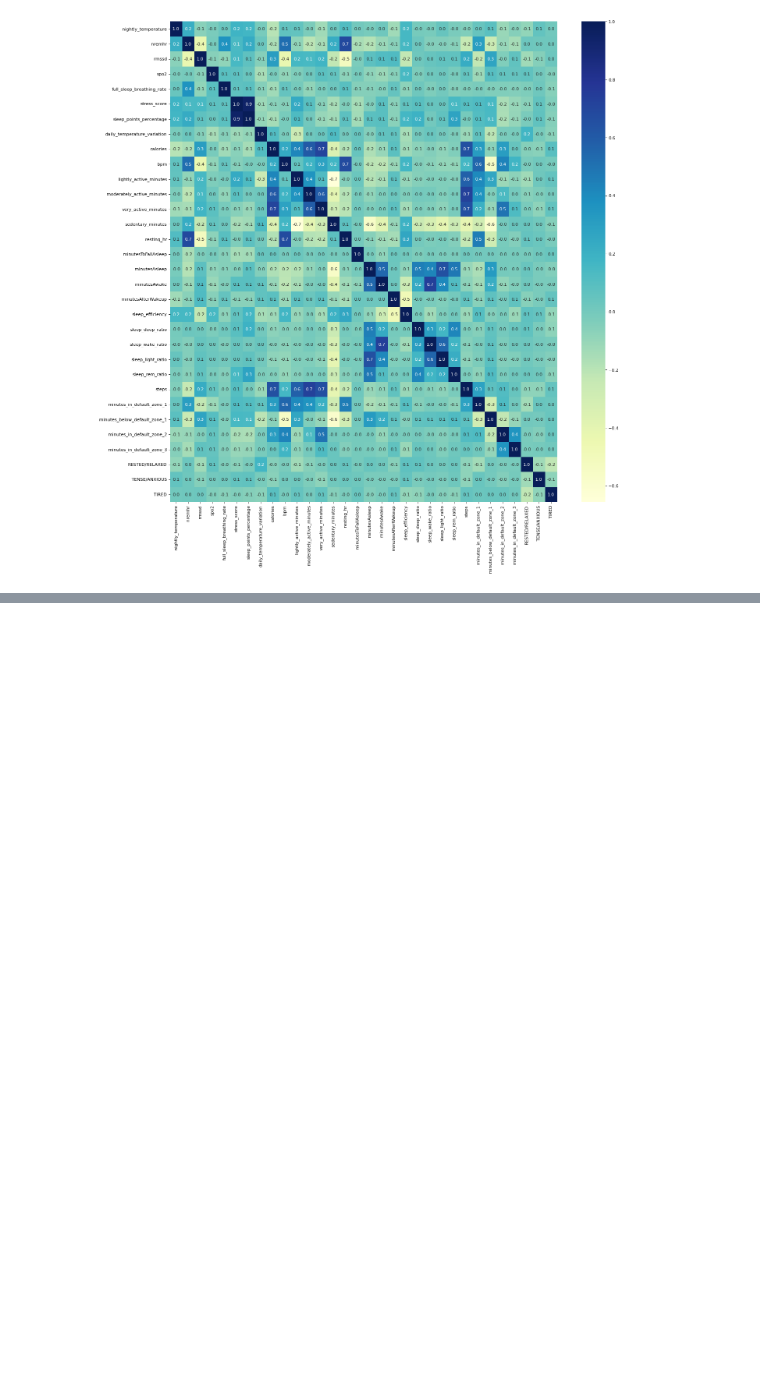
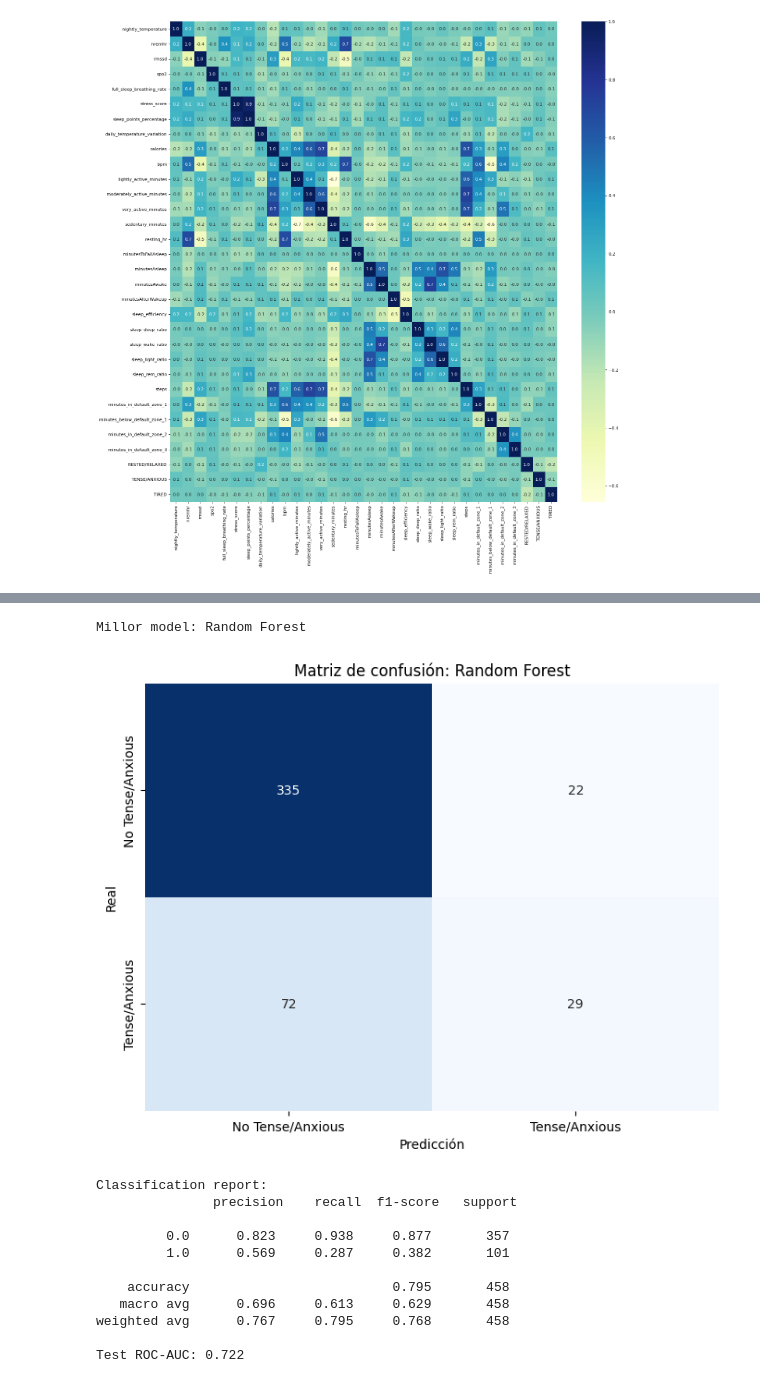
Before and after one commit to RogerDuran808/AI-Health-Assistant, a Jupyter notebook: notebooks/LifeSnaps_Non_Imputed_Data.ipynb, the cells around one changed output, grey strips where cells are left out. Cells and saved outputs as stored; diff of their text form; code cells hidden in the pictures; blank space fills up the shorter version.

```diff
--- a/Machine-Learning/LifeSnaps_Non_Imputed_Data.ipynb
+++ b/notebooks/LifeSnaps_Non_Imputed_Data.ipynb
@@ -291,0 +310,15 @@ sns.heatmap(corr, cmap="YlGnBu", annot=True,fmt='.1f')
+# %%
+# Transformem les columnes amb pipeline
+
+numeric_pipe = Pipeline([("imputer", SimpleImputer(strategy="median")),
+                        ("scaler", StandardScaler())])
+
+categoric_pipe = Pipeline([("imputer", SimpleImputer(strategy="most_frequent")),
+                            ("encoder", OneHotEncoder(handle_unknown="ignore"))])
+
+preprocessor = ColumnTransformer([
+    ("num", numeric_pipe, numeric_X),
+    ("cat", categoric_pipe, categoric_X)
+])
+
+display(preprocessor)
@@ -291,0 +435,42 @@ sns.heatmap(corr, cmap="YlGnBu", annot=True,fmt='.1f')
+# %%
+# Escollim el millor resultat per avaluar el model
+
+millor_model = max(resultats, key=resultats.get)
+print(f"Millor model: {millor_model}")
+
+millor_pipeline = ImbPipeline(steps=[
+    ("preprocessor", preprocessor),
+    ("smote", SMOTE(random_state=42)),
+    ("clf", models[millor_model])
+])
+
+millor_pipeline.fit(X_train, y_train)
+
+y_pred = millor_pipeline.predict(X_test)
+y_proba = millor_pipeline.predict_proba(X_test)[:, 1]
+
+matriu_confusio=confusion_matrix(y_test, y_pred)
+plt.figure(figsize=(8, 6))
+sns.heatmap(matriu_confusio, annot=True, fmt='d', cmap='Blues', cbar=False, xticklabels=['No Tense/Anxious', 'Tense/Anxious'], yticklabels=['No Tense/Anxious', 'Tense/Anxious'])
+set_title= plt.title(f'Matriz de confusión: {millor_model}')
+plt.xlabel('Predicción')
+plt.ylabel('Real')
+plt.show()
+
+
+print("\nClassification report:\n", classification_report(y_test, y_pred, digits=3))
+print(f"Test ROC‑AUC: {roc_auc_score(y_test, y_proba):.3f}")
+# %% [output]
+Millor model: Random Forest
+[figure, added]
+Classification report:
+               precision    recall  f1-score   support
+
+         0.0      0.823     0.938     0.877       357
+         1.0      0.569     0.287     0.382       101
+
+    accuracy                          0.795       458
+   macro avg      0.696     0.613     0.629       458
+weighted avg      0.767     0.795     0.768       458
+
+Test ROC‑AUC: 0.722
```
Also changed, not shown: parts of 6 cells of this notebook, 1 other file.
